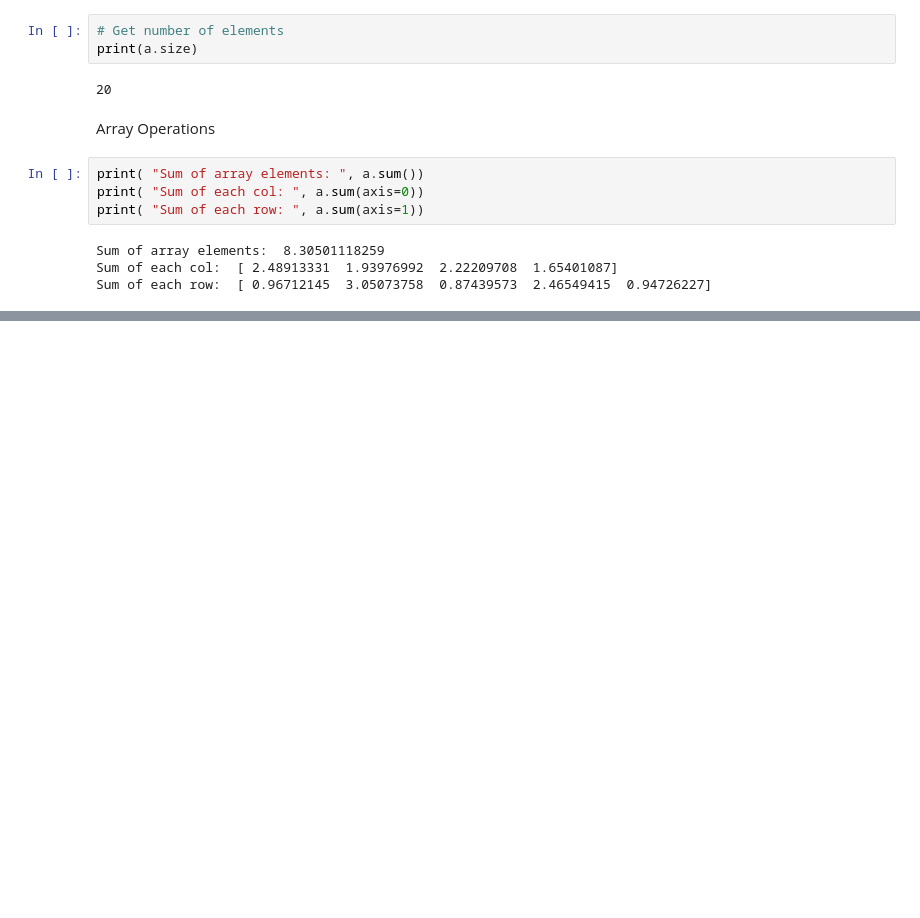
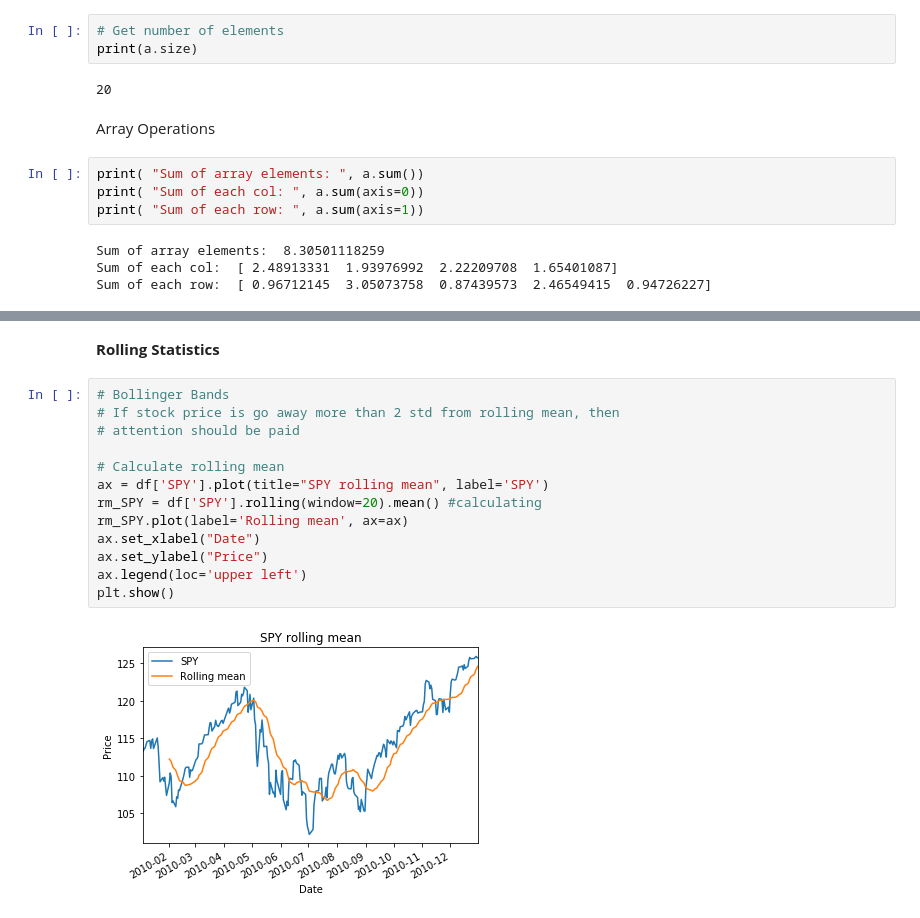
Before and after one commit to kmalhan/ml_trade, a Jupyter notebook: read_stock_data.ipynb, the cells around one changed output, grey strips where cells are left out. Saved outputs shown, nothing was run; the diff lists cells and outputs as text; blank space fills up the shorter version.

```diff
--- a/read_stock_data.ipynb
+++ b/read_stock_data.ipynb
@@ -300,0 +345,17 @@ Sum of each row:  [ 0.96712145  3.05073758  0.87439573  2.46549415  0.94726227]
+# %% [markdown]
+**Rolling Statistics**
+# %%
+# Bollinger Bands
+# If stock price is go away more than 2 std from rolling mean, then
+# attention should be paid
+
+# Calculate rolling mean
+ax = df['SPY'].plot(title="SPY rolling mean", label='SPY')
+rm_SPY = df['SPY'].rolling(window=20).mean() #calculating
+rm_SPY.plot(label='Rolling mean', ax=ax)
+ax.set_xlabel("Date")
+ax.set_ylabel("Price")
+ax.legend(loc='upper left')
+plt.show()
+# %% [output]
+[figure, added]
```
Also changed, not shown: parts of 14 cells of this notebook.
